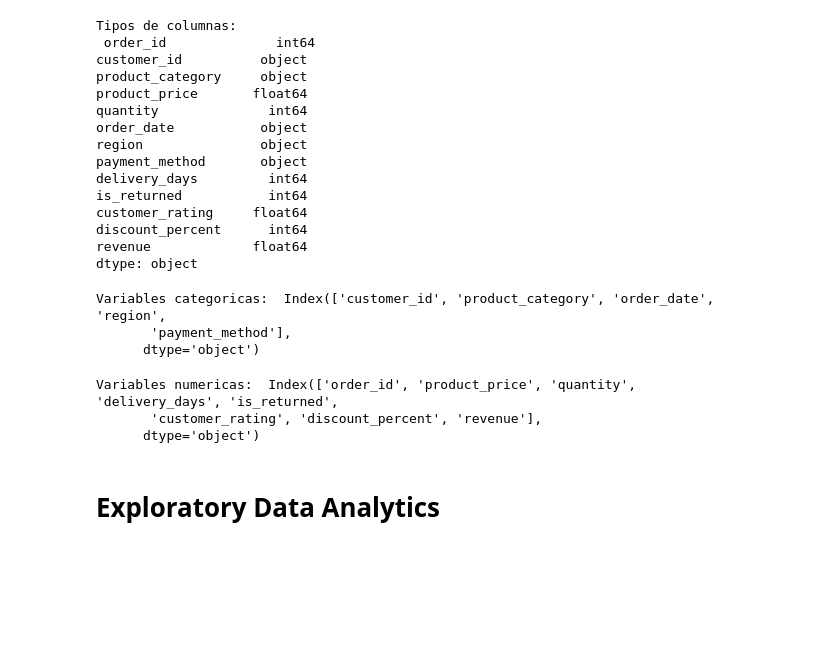
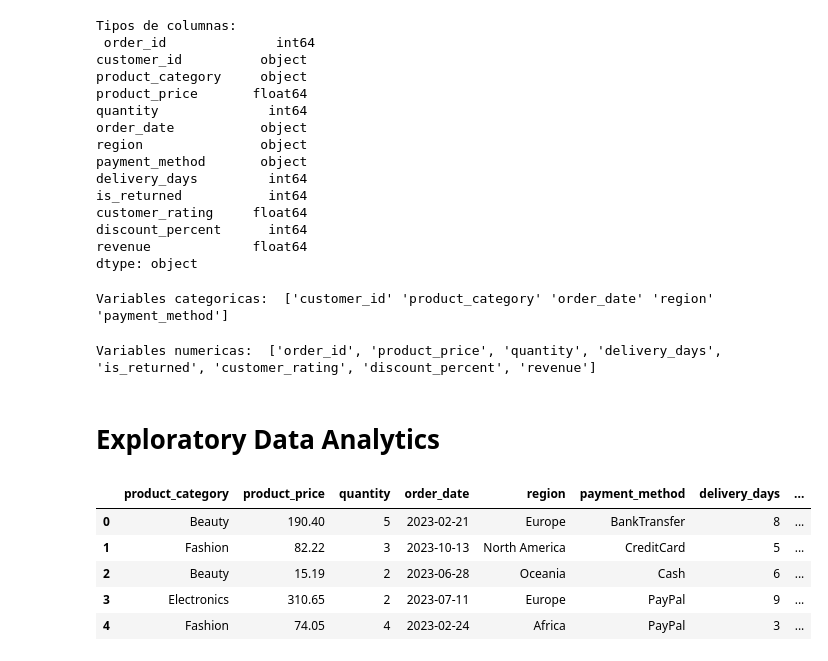
Before and after one commit to ChristianComena/Analisis-de-Ventas-E-Commerce-2025, a Jupyter notebook: ecommerce-sales-analysis.ipynb, the cells around one changed output. Drawn from its saved outputs; the diff is of its cells as text; code cells hidden in the pictures; blank space fills up the shorter version.

```diff
--- a/ecommerce-sales-analysis.ipynb
+++ b/ecommerce-sales-analysis.ipynb
@@ -69,17 +69,15 @@ revenue             float64
 dtype: object
 # %%
 categorical_values = data.select_dtypes(include=['object']).columns
+categorical_values = np.array(categorical_values)
 print('Variables categoricas: ', categorical_values)
 # %% [output]
-Variables categoricas:  Index(['customer_id', 'product_category', 'order_date', 'region',
-       'payment_method'],
-      dtype='object')
+Variables categoricas:  ['customer_id' 'product_category' 'order_date' 'region' 'payment_method']
 # %%
 numerical_values = data.select_dtypes(include=['int64','float64']).columns
+numerical_values = list(numerical_values)
 print('Variables numericas: ', numerical_values)
 # %% [output]
-Variables numericas:  Index(['order_id', 'product_price', 'quantity', 'delivery_days', 'is_returned',
-       'customer_rating', 'discount_percent', 'revenue'],
-      dtype='object')
+Variables numericas:  ['order_id', 'product_price', 'quantity', 'delivery_days', 'is_returned', 'customer_rating', 'discount_percent', 'revenue']
 # %% [markdown]
 # **Exploratory Data Analytics**
@@ -87,0 +84,11 @@ Variables numericas:  Index(['order_id', 'product_price', 'quantity', 'delivery_
+# %%
+# Primero eliminaremos los valores que no nos sirven como parte del análisis
+data_adjust = data.drop(columns=['order_id','customer_id'])
+data_adjust.head()
+# %% [output]
+|  | product_category | product_price | quantity | order_date | region | payment_method | delivery_days | ... |
+| 0 | Beauty | 190.40 | 5 | 2023-02-21 | Europe | BankTransfer | 8 | ... |
+| 1 | Fashion | 82.22 | 3 | 2023-10-13 | North America | CreditCard | 5 | ... |
+| 2 | Beauty | 15.19 | 2 | 2023-06-28 | Oceania | Cash | 6 | ... |
+| 3 | Electronics | 310.65 | 2 | 2023-07-11 | Europe | PayPal | 9 | ... |
+| 4 | Fashion | 74.05 | 4 | 2023-02-24 | Africa | PayPal | 3 | ... |
```
Also changed, not shown: parts of 2 cells of this notebook.
